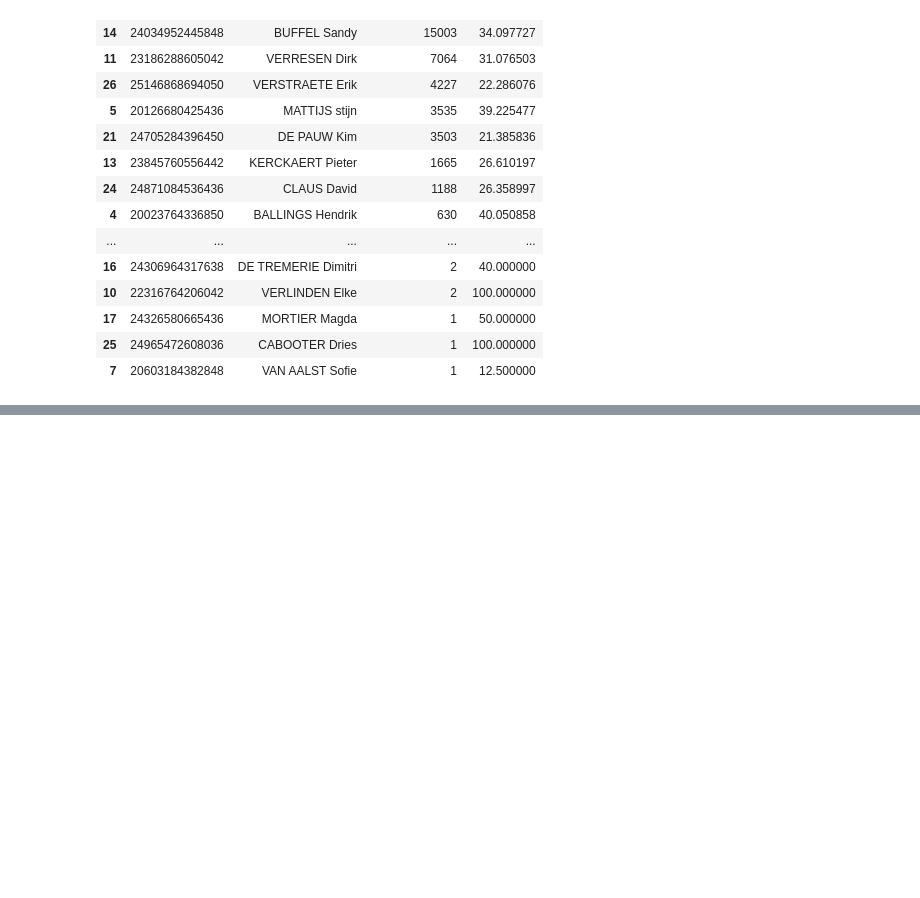
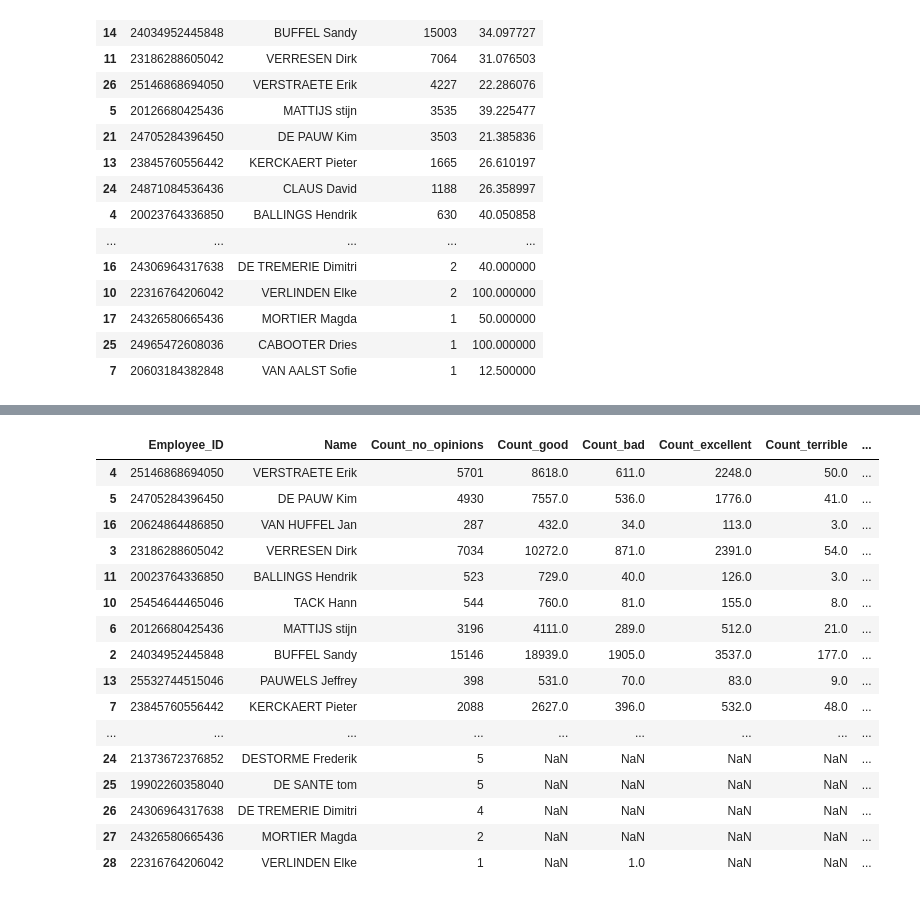
Before and after one commit to atyvaert/CRM-analytics, a Jupyter notebook: ACRM Q3.ipynb, the cells around one changed output, grey strips where cells are left out. Cells and saved outputs as stored; diff of their text form; code cells hidden in the pictures; blank space fills up the shorter version.

```diff
--- a/ACRM Q3.ipynb
+++ b/ACRM Q3.ipynb
@@ -523,0 +469,25 @@ terrible_reviews
+# %%
+# To determine the employees that should be rewarded, we look for the percentage of excellent and good reviews over all the reviews
+# We can conclude that the top 5 employees of the dataframe should be rewarded
+
+all_reviews['Percentage_excellent&good_over_all'] = ((all_reviews['Count_excellent']+ all_reviews['Count_good'])/(all_reviews['Count_no_opinions']+all_reviews['Count_good']+ all_reviews['Count_excellent']+all_reviews['Count_terrible']+ all_reviews['Count_bad']))*100
+all_reviews = all_reviews.sort_values(by = 'Percentage_excellent&good_over_all', ascending = False)
+all_reviews
+# %% [output]
+|  | Employee_ID | Name | Count_no_opinions | Count_good | Count_bad | Count_excellent | Count_terrible | ... |
+| 4 | 25146868694050 | VERSTRAETE Erik | 5701 | 8618.0 | 611.0 | 2248.0 | 50.0 | ... |
+| 5 | 24705284396450 | DE PAUW Kim | 4930 | 7557.0 | 536.0 | 1776.0 | 41.0 | ... |
+| 16 | 20624864486850 | VAN HUFFEL Jan | 287 | 432.0 | 34.0 | 113.0 | 3.0 | ... |
+| 3 | 23186288605042 | VERRESEN Dirk | 7034 | 10272.0 | 871.0 | 2391.0 | 54.0 | ... |
+| 11 | 20023764336850 | BALLINGS Hendrik | 523 | 729.0 | 40.0 | 126.0 | 3.0 | ... |
+| 10 | 25454644465046 | TACK Hann | 544 | 760.0 | 81.0 | 155.0 | 8.0 | ... |
+| 6 | 20126680425436 | MATTIJS stijn | 3196 | 4111.0 | 289.0 | 512.0 | 21.0 | ... |
+| 2 | 24034952445848 | BUFFEL Sandy | 15146 | 18939.0 | 1905.0 | 3537.0 | 177.0 | ... |
+| 13 | 25532744515046 | PAUWELS Jeffrey | 398 | 531.0 | 70.0 | 83.0 | 9.0 | ... |
+| 7 | 23845760556442 | KERCKAERT Pieter | 2088 | 2627.0 | 396.0 | 532.0 | 48.0 | ... |
+| ... | ... | ... | ... | ... | ... | ... | ... | ... |
+| 24 | 21373672376852 | DESTORME Frederik | 5 | NaN | NaN | NaN | NaN | ... |
+| 25 | 19902260358040 | DE SANTE tom | 5 | NaN | NaN | NaN | NaN | ... |
+| 26 | 24306964317638 | DE TREMERIE Dimitri | 4 | NaN | NaN | NaN | NaN | ... |
+| 27 | 24326580665436 | MORTIER Magda | 2 | NaN | NaN | NaN | NaN | ... |
+| 28 | 22316764206042 | VERLINDEN Elke | 1 | NaN | 1.0 | NaN | NaN | ... |
```
Also changed, not shown: parts of 8 cells of this notebook.
